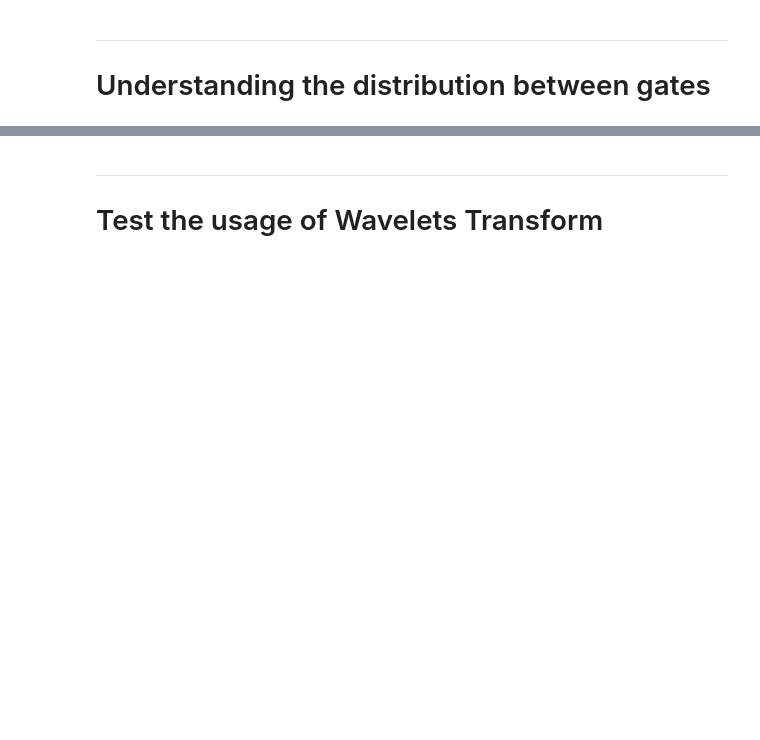
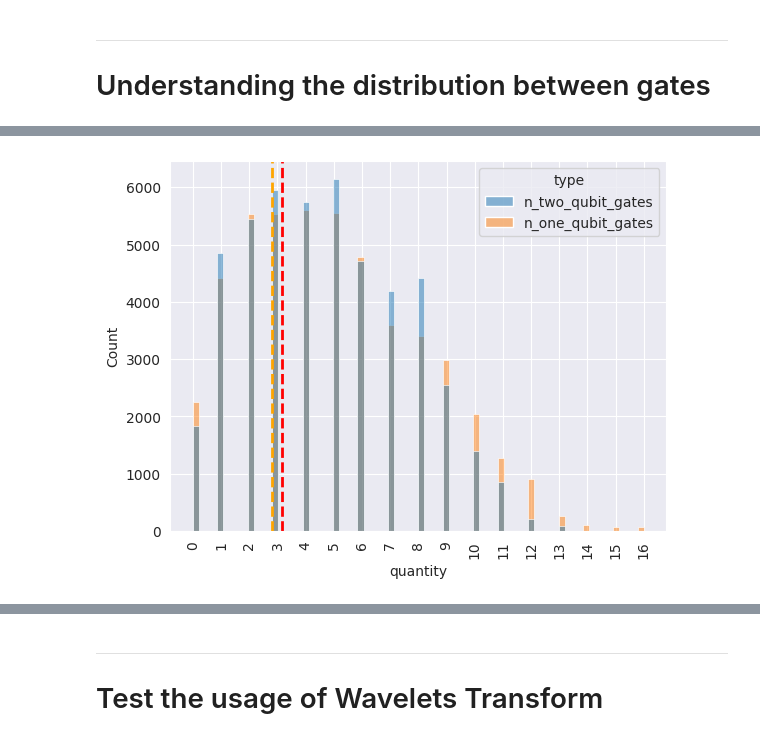
Before and after one commit to Dpbm/qcop, a Jupyter notebook: notebooks/data-analysis.ipynb, the cells around one changed output, grey strips where cells are left out. Drawn from its saved outputs; the diff is of its cells as text; code cells hidden in the pictures; blank space fills up the shorter version.

```diff
--- a/notebooks/data-analysis.ipynb
+++ b/notebooks/data-analysis.ipynb
@@ -275,5 +275,20 @@ two_qgates_above_avg.describe()
 | 50% | 3.000000 | 3.000000 | 1.000000 | 1.000000 | 1.000000 | 1.000000 | 1.000000 |
 | 75% | 5.000000 | 5.000000 | 2.000000 | 2.000000 | 2.000000 | 2.000000 | 2.000000 |
 | max | 15.000000 | 13.000000 | 6.000000 | 8.000000 | 7.000000 | 8.000000 | 6.000000 |
-# %%
-gates_part = cut_df[["index", "n_two_qubit_gates", "n_one_qubit_gates", "amount_gates"]]
+# %%
+def plot_gates_list_distribution(df:pd.DataFrame):
+    gates_part = df[["n_two_qubit_gates", "n_one_qubit_gates"]]
+    std = gates_part.std()
+    gates_list = gates_part.stack().reset_index().drop(columns=["level_0"]).rename(columns={"level_1":"type", 0:"quantity"})
+
+    sns.histplot(data=gates_list, x="quantity",hue="type")
+    plt.axvline(x=std["n_one_qubit_gates"], linestyle="--", linewidth=2, color="red", label="std_one_qubit_gates")
+    plt.axvline(x=std["n_two_qubit_gates"], linestyle="--", linewidth=2, color="orange", label="std_two_qubit_gates")
+
+    plt.xticks(list(gates_list.quantity.unique()), rotation=90)
+    #plt.legend()
+    plt.show()
+# %%
+plot_gates_list_distribution(cut_df)
+# %% [output]
+[figure, added]
```
Also changed, not shown: parts of 14 cells of this notebook, 1 other file.
